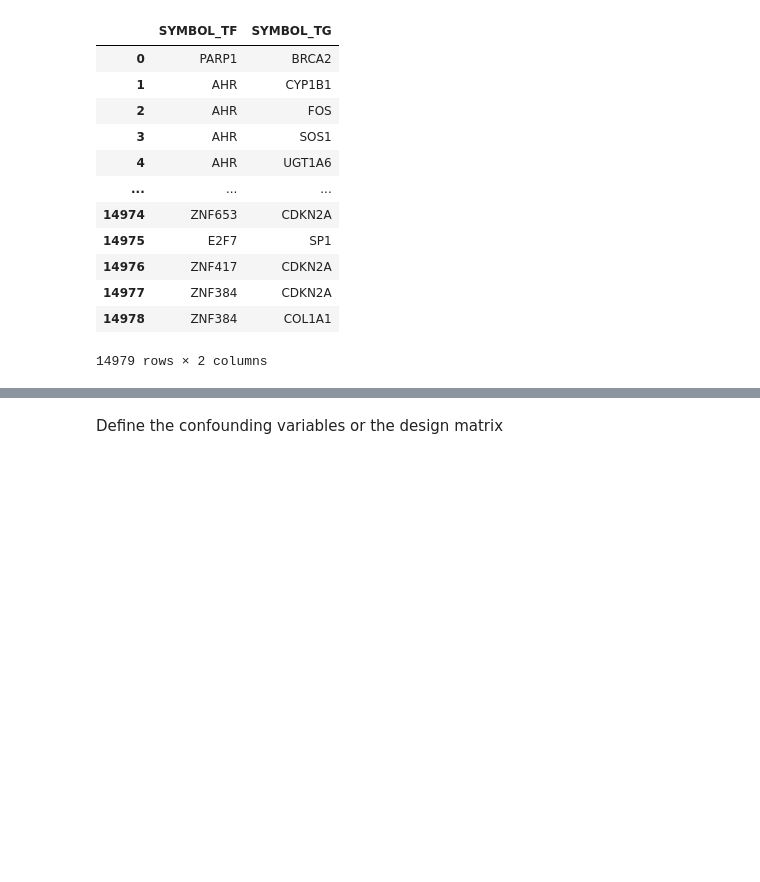
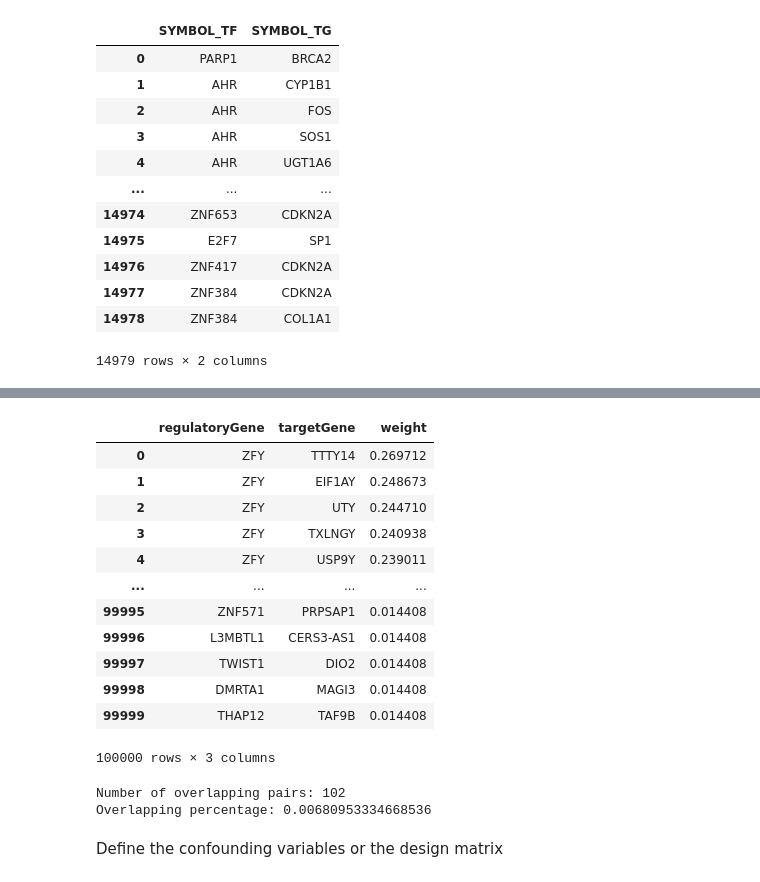
Before and after one commit to julkuhn/DysRegNet_package, a Jupyter notebook: run_dysregnet.ipynb, the cells around one changed output, grey strips where cells are left out. Drawn from its saved outputs; the diff is of its cells as text; code cells hidden in the pictures; blank space fills up the shorter version.

```diff
--- a/run_dysregnet.ipynb
+++ b/run_dysregnet.ipynb
@@ -68,3 +118,36 @@ grn
+# %%
+grn_lung
+# %% [output]
+|  | regulatoryGene | targetGene | weight |
+| 0 | ZFY | TTTY14 | 0.269712 |
+| 1 | ZFY | EIF1AY | 0.248673 |
+| 2 | ZFY | UTY | 0.244710 |
+| 3 | ZFY | TXLNGY | 0.240938 |
+| 4 | ZFY | USP9Y | 0.239011 |
+| ... | ... | ... | ... |
+| 99995 | ZNF571 | PRPSAP1 | 0.014408 |
+| 99996 | L3MBTL1 | CERS3-AS1 | 0.014408 |
+| 99997 | TWIST1 | DIO2 | 0.014408 |
+| 99998 | DMRTA1 | MAGI3 | 0.014408 |
+| 99999 | THAP12 | TAF9B | 0.014408 |
+100000 rows × 3 columns
+# %%
+df1 = {}
+df1['pair'] = list(zip(grn_lung['regulatoryGene'], grn_lung['targetGene']))
+#df1['pair'] = list(zip(grn_breast['regulatoryGene'], grn_breast['targetGene']))
+
+df2 = {}
+df2['pair'] = list(zip(grn['SYMBOL_TF'], grn['SYMBOL_TG']))
+
+# Find overlapping pairs
+overlapping_pairs = set(df1['pair']).intersection(set(df2['pair']))
+
+# Output the result
+print(f"Number of overlapping pairs: {len(overlapping_pairs)}")
+print("Overlapping percentage:", len(overlapping_pairs) / 14979)
+# %% [output]
+Number of overlapping pairs: 102
+Overlapping percentage: 0.00680953334668536
 # %% [markdown]
 Define the confounding variables or the design matrix
 # %%
```
Also changed, not shown: parts of 12 cells of this notebook, 3 other files.
